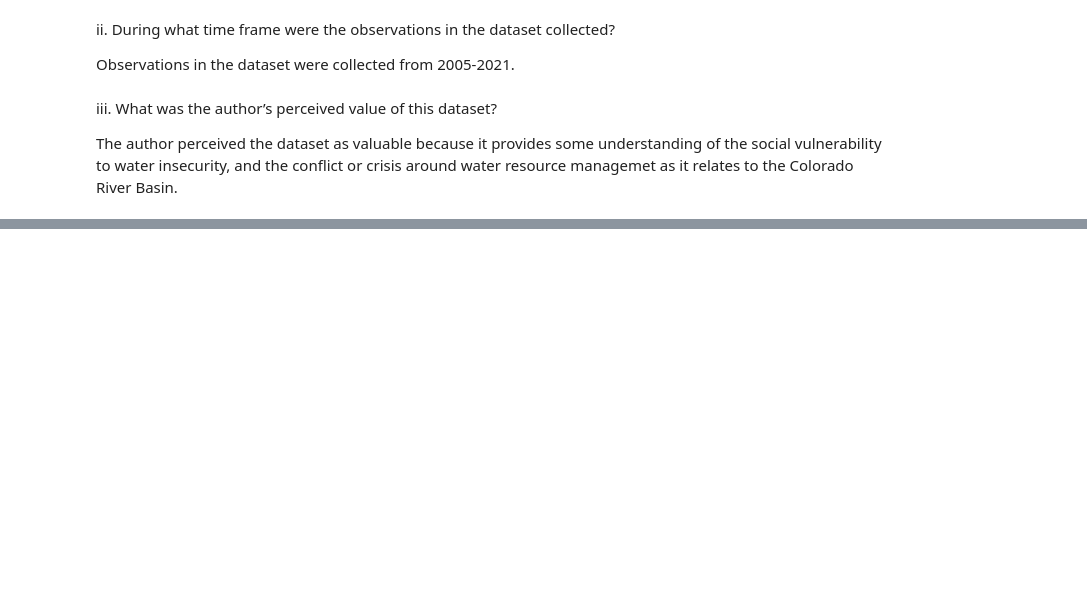
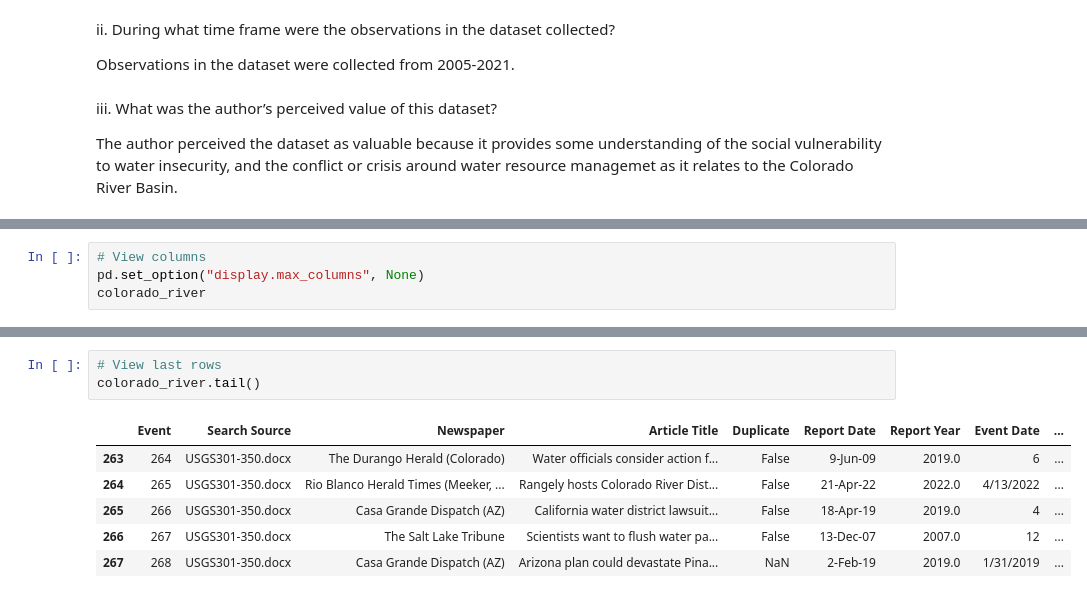
Before and after one commit to farahjstack/eds220-2026-sections, a Jupyter notebook: section-2-co-basin-water-conflicts.ipynb, the cells around one changed output, grey strips where cells are left out. Saved outputs shown, nothing was run; the diff lists cells and outputs as text; blank space fills up the shorter version.

```diff
--- a/section-2-co-basin-water-conflicts.ipynb
+++ b/section-2-co-basin-water-conflicts.ipynb
@@ -40,0 +56,4 @@ The author perceived the dataset as valuable because it provides some understand
+# %%
+# View columns
+pd.set_option("display.max_columns", None)
+colorado_river
@@ -40,0 +95,10 @@ The author perceived the dataset as valuable because it provides some understand
+# %%
+# View last rows
+colorado_river.tail()
+# %% [output]
+|  | Event | Search Source | Newspaper | Article Title | Duplicate | Report Date | Report Year | Event Date | ... |
+| 263 | 264 | USGS301-350.docx | The Durango Herald (Colorado) | Water officials consider action f... | False | 9-Jun-09 | 2019.0 | 6 | ... |
+| 264 | 265 | USGS301-350.docx | Rio Blanco Herald Times (Meeker, ... | Rangely hosts Colorado River Dist... | False | 21-Apr-22 | 2022.0 | 4/13/2022 | ... |
+| 265 | 266 | USGS301-350.docx | Casa Grande Dispatch (AZ) | California water district lawsuit... | False | 18-Apr-19 | 2019.0 | 4 | ... |
+| 266 | 267 | USGS301-350.docx | The Salt Lake Tribune | Scientists want to flush water pa... | False | 13-Dec-07 | 2007.0 | 12 | ... |
+| 267 | 268 | USGS301-350.docx | Casa Grande Dispatch (AZ) | Arizona plan could devastate Pina... | NaN | 2-Feb-19 | 2019.0 | 1/31/2019 | ... |
```
Also changed, not shown: parts of 8 cells of this notebook.
